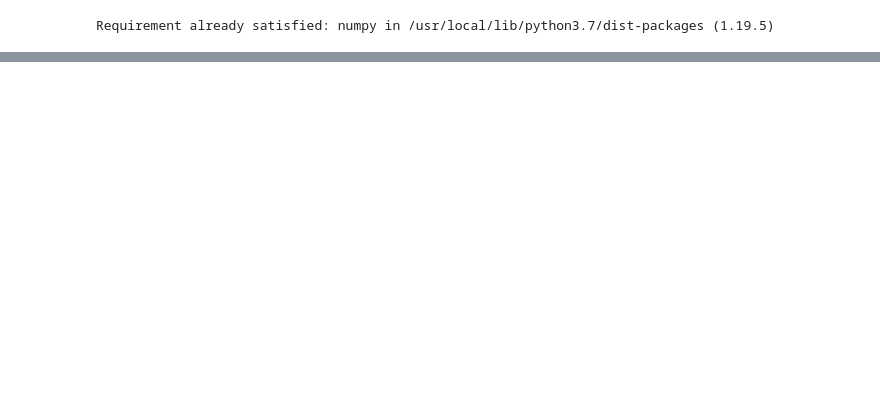
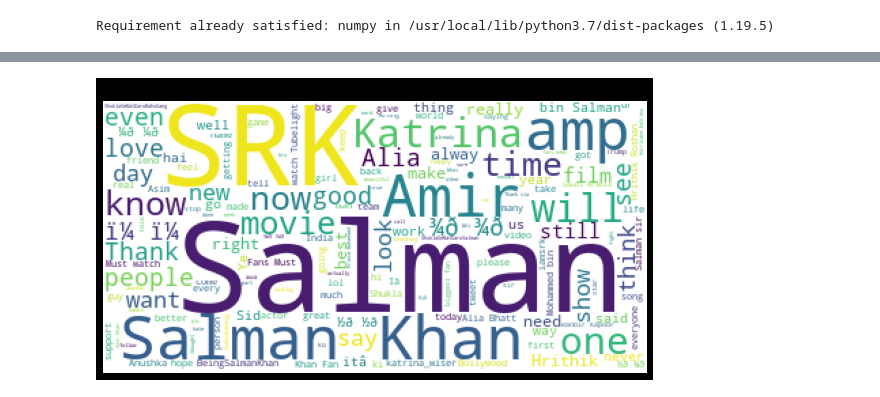
Before and after one commit to mihany/Twitter-trend-detection, a Jupyter notebook: twitter_trend_detect.ipynb, the cells around one changed output, grey strips where cells are left out. Cells and saved outputs as stored; diff of their text form; code cells hidden in the pictures; blank space fills up the shorter version.

```diff
--- a/twitter_trend_detect.ipynb
+++ b/twitter_trend_detect.ipynb
@@ -196,0 +212,16 @@ TweepError: ignored
+# %%
+furl = 'https://spotleai.sgp1.digitaloceanspaces.com/course/data/tweets_bollywood.txt'
+response = requests.get(furl)
+tweets = response.text.split("\n")
+# %%
+# tweets
+def word_cloud(tweets):
+  stopwords = set(STOPWORDS)
+  wordcloud = WordCloud(background_color="white", stopwords=stopwords, random_state = 2016).generate(" ".join([tw for tw in tweets]))
+  plt.figure( figsize=(10,5), facecolor='k')
+  plt.imshow(wordcloud)
+  plt.axis("off")
+  plt.title("Twitter WordCloud")
+word_cloud(tweets)
+# %% [output]
+[figure, added]
```
Also changed, not shown: parts of 10 cells of this notebook.
